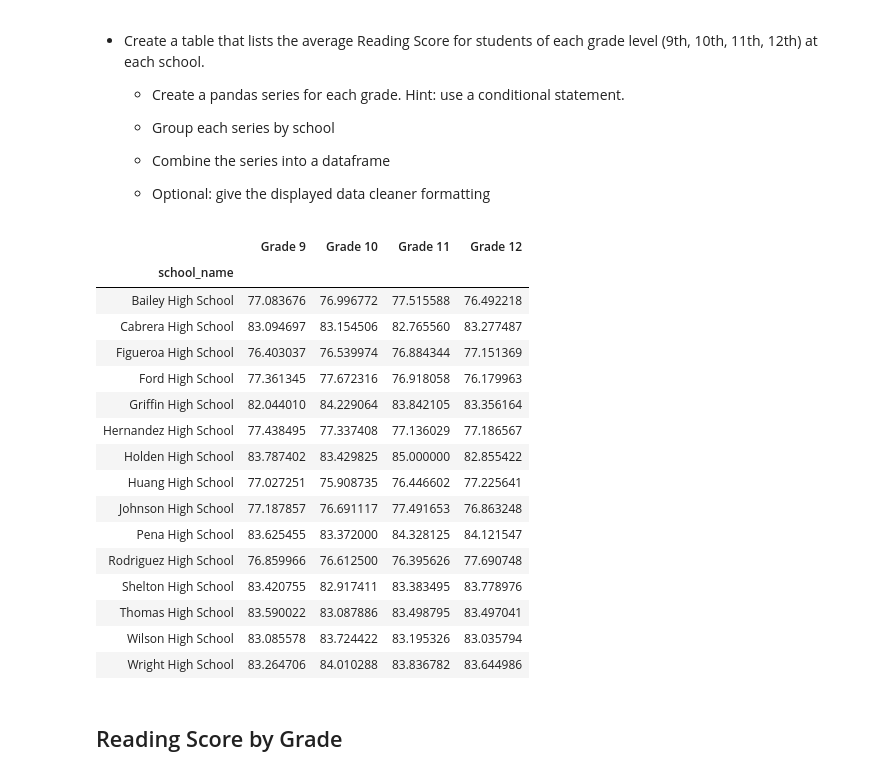
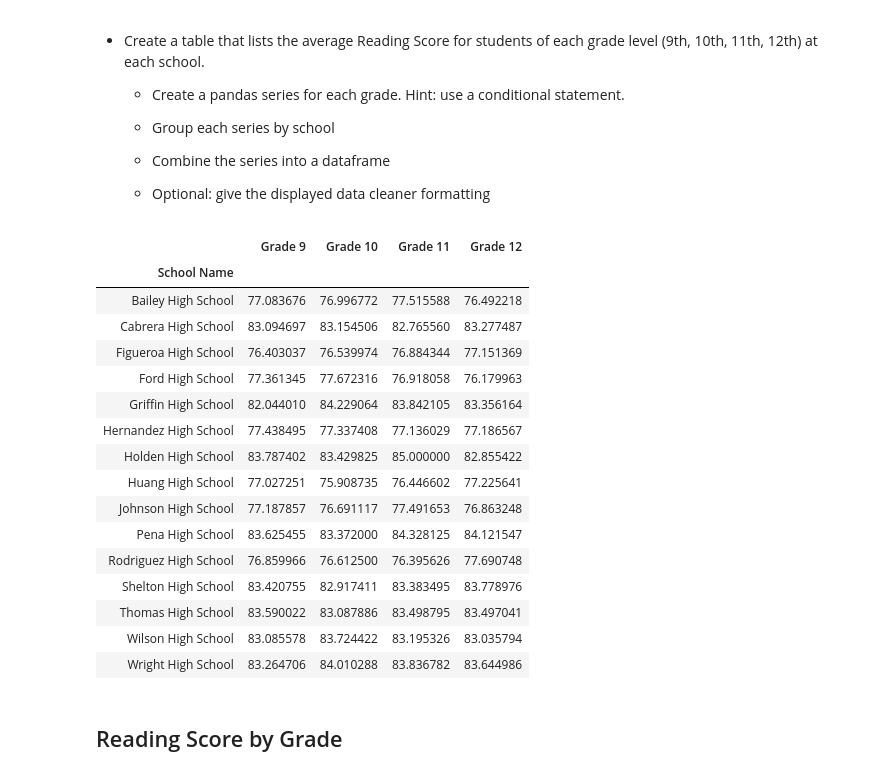
Before and after one commit to ncastal/pandas-challenge, a Jupyter notebook: PyCitySchools/PyCitySchools_starter.ipynb, the cells around one changed output. Saved outputs shown, nothing was run; the diff lists cells and outputs as text; code cells hidden in the pictures.

```diff
--- a/PyCitySchools/PyCitySchools_starter.ipynb
+++ b/PyCitySchools/PyCitySchools_starter.ipynb
@@ -161,28 +141,29 @@ school_group_format.sort_values(by=['% Overall Passing Rate']).head()
 
   * Optional: give the displayed data cleaner formatting
 # %%
-
-score_grade_9=school_data_complete.loc[school_data_complete['grade']=='9th']
-math_score_grade_9=score_grade_9[['school_name','math_score']]
-math_score_grade_9=math_score_grade_9.rename(columns={'math_score':'Grade 9'})
-math_score_grade_9=math_score_grade_9.groupby('school_name').mean()
-score_grade_10=school_data_complete.loc[school_data_complete['grade']=='10th']
+#Math Scores by grade at each school
+score_grade_9=school_data_complete.loc[school_data_complete['grade']=='9th'] #grabs all data of students in grade 9
+math_score_grade_9=score_grade_9[['school_name','math_score']] #grabs both school name and math scores
+math_score_grade_9=math_score_grade_9.rename(columns={'math_score':'Grade 9','school_name':'School Name'})
+math_score_grade_9=math_score_grade_9.groupby('School Name').mean() #groupby by schools and calculates average math scores
+score_grade_10=school_data_complete.loc[school_data_complete['grade']=='10th'] #grabs all data of students in grade 10
 math_score_grade_10=score_grade_10[['school_name','math_score']]
-math_score_grade_10=math_score_grade_10.rename(columns={'math_score':'Grade 10'})
-math_score_grade_10=math_score_grade_10.groupby('school_name').mean()
-score_grade_11=school_data_complete.loc[school_data_complete['grade']=='11th']
+math_score_grade_10=math_score_grade_10.rename(columns={'math_score':'Grade 10','school_name':'School Name'})
+math_score_grade_10=math_score_grade_10.groupby('School Name').mean()
+score_grade_11=school_data_complete.loc[school_data_complete['grade']=='11th'] #grabs all data of students in grade 11
 math_score_grade_11=score_grade_11[['school_name','math_score']]
-math_score_grade_11=math_score_grade_11.rename(columns={'math_score':'Grade 11'})
-math_score_grade_11=math_score_grade_11.groupby('school_name').mean()
-score_grade_12=school_data_complete.loc[school_data_complete['grade']=='12th']
+math_score_grade_11=math_score_grade_11.rename(columns={'math_score':'Grade 11','school_name':'School Name'})
+math_score_grade_11=math_score_grade_11.groupby('School Name').mean()
+score_grade_12=school_data_complete.loc[school_data_complete['grade']=='12th'] #grabs all data of students in grade 12
 math_score_grade_12=score_grade_12[['school_name','math_score']]
-math_score_grade_12=math_score_grade_12.rename(columns={'math_score':'Grade 12'})
-math_score_grade_12=math_score_grade_12.groupby('school_name').mean()
-math_score_grade_merge=math_score_grade_9.merge(math_score_grade_10,on='school_name',how='outer').merge(math_score_grade_11,on='school_name',how='outer').merge(math_score_grade_12,on='school_name',how='outer')
+math_score_grade_12=math_score_grade_12.rename(columns={'math_score':'Grade 12','school_name':'School Name'})
+math_score_grade_12=math_score_grade_12.groupby('School Name').mean()
+#merging all math_score dataframes for each grade by school name
+math_score_grade_merge=math_score_grade_9.merge(math_score_grade_10,on='School Name',how='outer').merge(math_score_grade_11,on='School Name',how='outer').merge(math_score_grade_12,on='School Name',how='outer')
 math_score_grade_merge
 # %% [output]
 |  | Grade 9 | Grade 10 | Grade 11 | Grade 12 |
-| school_name |  |  |  |  |
+| School Name |  |  |  |  |
 | Bailey High School | 77.083676 | 76.996772 | 77.515588 | 76.492218 |
 | Cabrera High School | 83.094697 | 83.154506 | 82.765560 | 83.277487 |
 | Figueroa High School | 76.403037 | 76.539974 | 76.884344 | 77.151369 |
```
Also changed, not shown: parts of 13 cells of this notebook.
